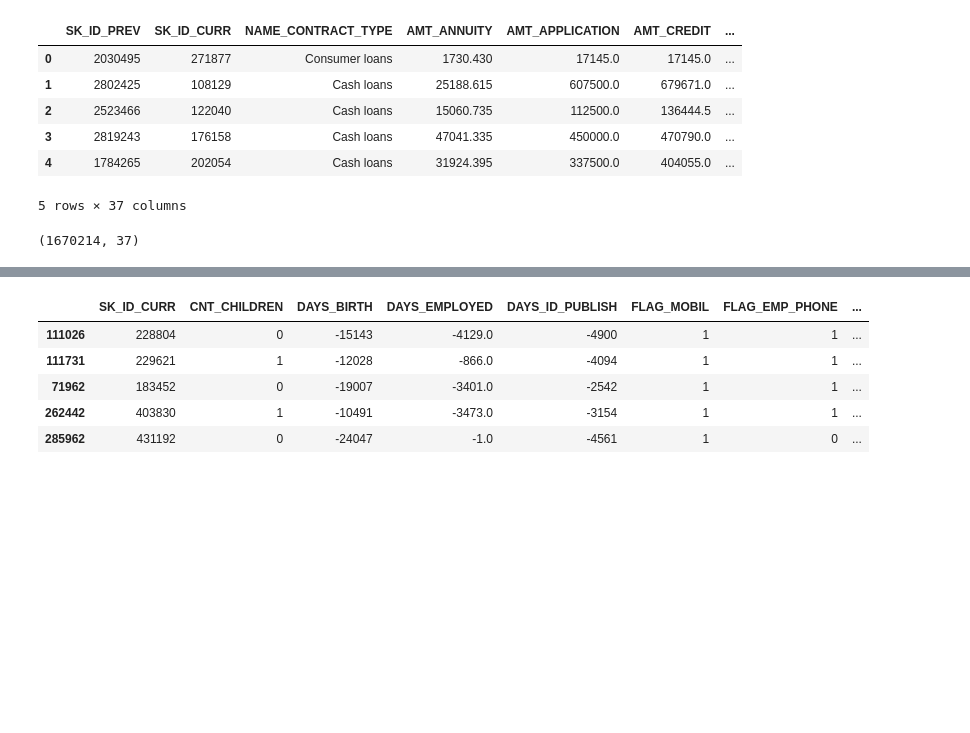
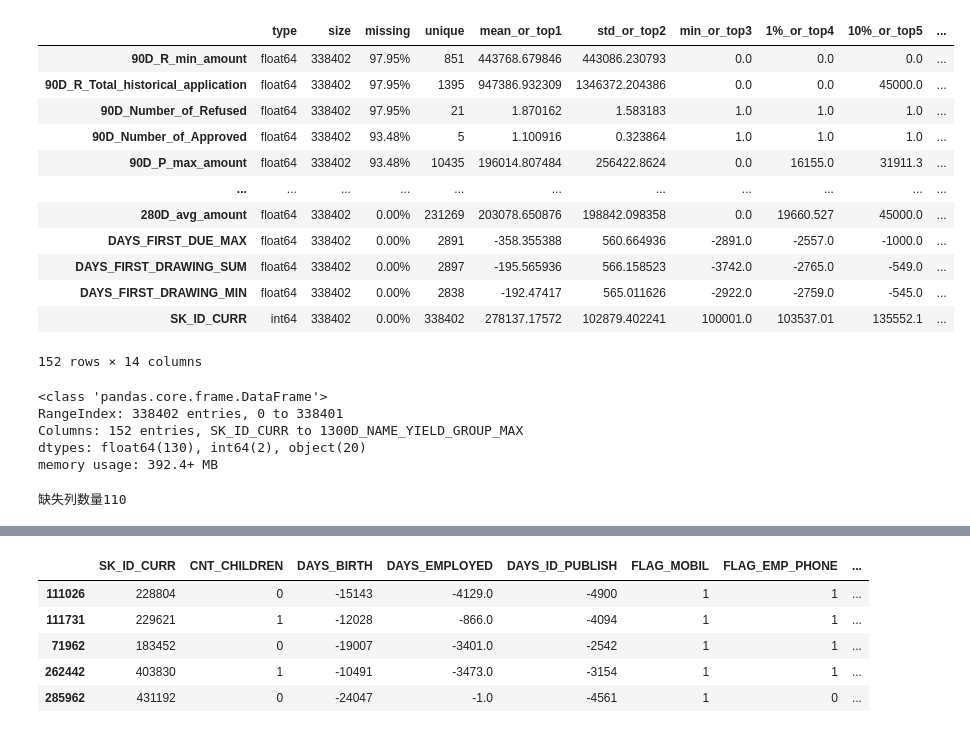
Before and after one commit to hansikpaoeka-cmd/AI_datamining, a Jupyter notebook: src/features/Feature_derivation.ipynb, the cells around one changed output, grey strips where cells are left out. Drawn from its saved outputs; the diff is of its cells as text; code cells hidden in the pictures; blank space fills up the shorter version.

```diff
--- a/src/features/Feature_derivation.ipynb
+++ b/src/features/Feature_derivation.ipynb
@@ -30,5 +30,7 @@ credit_card_balance_ft = pd.read_csv(r'I:\PYTHON\AI_datamining\data\processed\cr
 previous_application_ft = pd.read_csv(r'I:\PYTHON\AI_datamining\data\processed\previous_application_cleaned.csv')
 installment_payments_ft = pd.read_csv(r'I:\PYTHON\AI_datamining\data\processed\installment_payments_cleaned.csv')
 # %%
-previous_application_ft.groupby('SK_ID_CURR')['CNT_PAYMENT'].max()
+df_b = pd.DataFrame()
+df_b['SK_ID_CURR'] = previous_application_ft['SK_ID_CURR'].unique()
+df_b
 # %% [output]
@@ -380,14 +476,27 @@ def fe_previous_application_ft(df_a):
 # %%
-previous_application_ft.head()
+previous_application_ft_de = fe_previous_application_ft(previous_application_ft)
-# %% [output]
-|  | SK_ID_PREV | SK_ID_CURR | NAME_CONTRACT_TYPE | AMT_ANNUITY | AMT_APPLICATION | AMT_CREDIT | ... |
-| 0 | 2030495 | 271877 | Consumer loans | 1730.430 | 17145.0 | 17145.0 | ... |
-| 1 | 2802425 | 108129 | Cash loans | 25188.615 | 607500.0 | 679671.0 | ... |
-| 2 | 2523466 | 122040 | Cash loans | 15060.735 | 112500.0 | 136444.5 | ... |
-| 3 | 2819243 | 176158 | Cash loans | 47041.335 | 450000.0 | 470790.0 | ... |
-| 4 | 1784265 | 202054 | Cash loans | 31924.395 | 337500.0 | 404055.0 | ... |
-5 rows × 37 columns
 # %%
-previous_application_ft.shape
+sd=  toad.detect(previous_application_ft_de)
+sd.sort_values('missing',ascending = False)
 # %% [output]
+|  | type | size | missing | unique | mean_or_top1 | std_or_top2 | min_or_top3 | 1%_or_top4 | 10%_or_top5 | ... |
+| 90D_R_min_amount | float64 | 338402 | 97.95% | 851 | 443768.679846 | 443086.230793 | 0.0 | 0.0 | 0.0 | ... |
+| 90D_R_Total_historical_application | float64 | 338402 | 97.95% | 1395 | 947386.932309 | 1346372.204386 | 0.0 | 0.0 | 45000.0 | ... |
+| 90D_Number_of_Refused | float64 | 338402 | 97.95% | 21 | 1.870162 | 1.583183 | 1.0 | 1.0 | 1.0 | ... |
+| 90D_Number_of_Approved | float64 | 338402 | 93.48% | 5 | 1.100916 | 0.323864 | 1.0 | 1.0 | 1.0 | ... |
+| 90D_P_max_amount | float64 | 338402 | 93.48% | 10435 | 196014.807484 | 256422.8624 | 0.0 | 16155.0 | 31911.3 | ... |
+| ... | ... | ... | ... | ... | ... | ... | ... | ... | ... | ... |
+| 280D_avg_amount | float64 | 338402 | 0.00% | 231269 | 203078.650876 | 198842.098358 | 0.0 | 19660.527 | 45000.0 | ... |
+| DAYS_FIRST_DUE_MAX | float64 | 338402 | 0.00% | 2891 | -358.355388 | 560.664936 | -2891.0 | -2557.0 | -1000.0 | ... |
+| DAYS_FIRST_DRAWING_SUM | float64 | 338402 | 0.00% | 2897 | -195.565936 | 566.158523 | -3742.0 | -2765.0 | -549.0 | ... |
+| DAYS_FIRST_DRAWING_MIN | float64 | 338402 | 0.00% | 2838 | -192.47417 | 565.011626 | -2922.0 | -2759.0 | -545.0 | ... |
+| SK_ID_CURR | int64 | 338402 | 0.00% | 338402 | 278137.17572 | 102879.402241 | 100001.0 | 103537.01 | 135552.1 | ... |
-(1670214, 37)
+152 rows × 14 columns
+# %%
+previous_application_ft_de.info()
+# %% [output]
+<class 'pandas.core.frame.DataFrame'>
+RangeIndex: 338402 entries, 0 to 338401
+Columns: 152 entries, SK_ID_CURR to 1300D_NAME_YIELD_GROUP_MAX
+dtypes: float64(130), int64(2), object(20)
+memory usage: 392.4+ MB
@@ -393,0 +511,4 @@ previous_application_ft.shape
+# %%
+count_list_na(previous_application_ft_de)
+# %% [output]
+缺失列数量110
```
Also changed, not shown: parts of 8 cells of this notebook, 2 other files.
